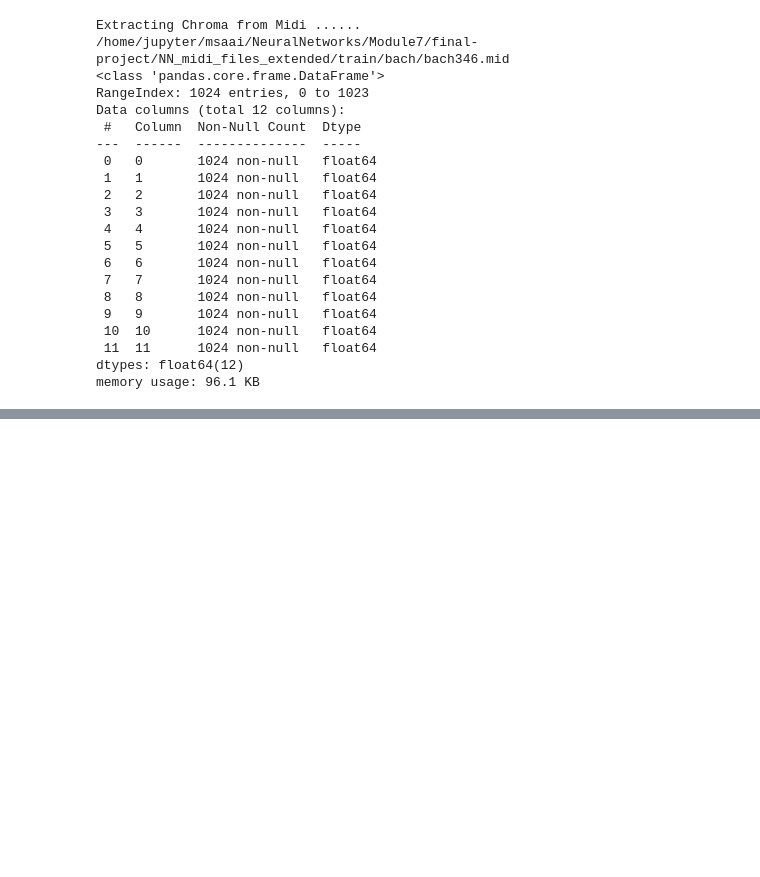
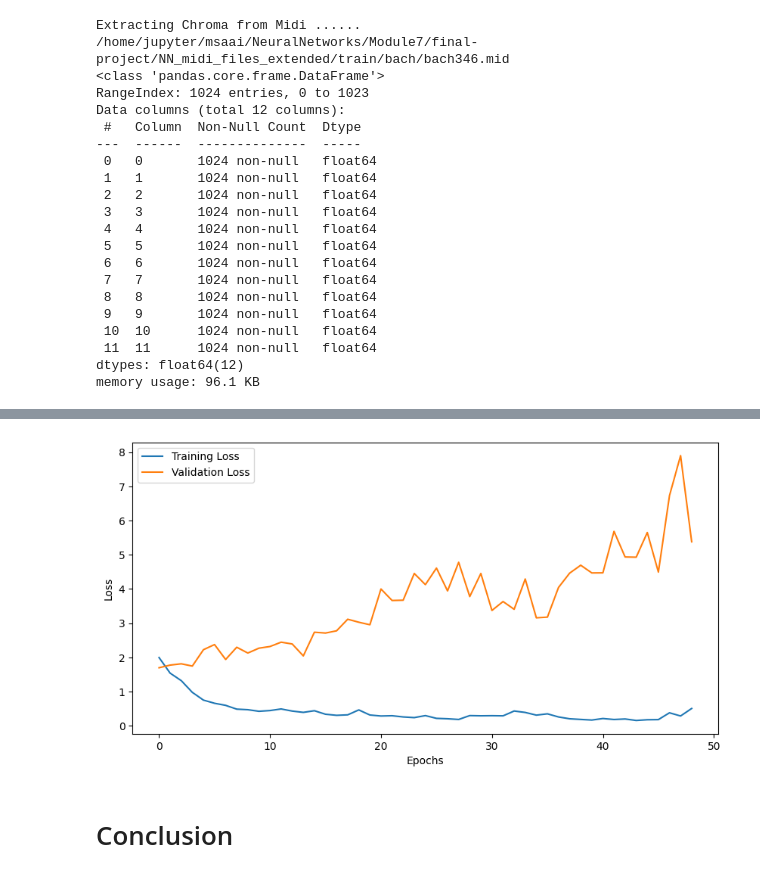
Before and after one commit to mugithi/msaai-nn, a Jupyter notebook: MachineLearningforComposerClassificationUsingMusicalScores.ipynb, the cells around one changed output, grey strips where cells are left out. Drawn from its saved outputs; the diff is of its cells as text; code cells hidden in the pictures; blank space fills up the shorter version.

```diff
--- a/MachineLearningforComposerClassificationUsingMusicalScores.ipynb
+++ b/MachineLearningforComposerClassificationUsingMusicalScores.ipynb
@@ -484,0 +573,35 @@ plt.show()
+# %%
+learning_rate = 0.001
+num_epochs=50
+best_acc = 0.0  # Keep track of best accuracy
+train_losses = []  # Keep track of training losses for plotting
+val_losses = []  # Keep track of validation losses for plotting
+train_loader = torch.utils.data.DataLoader(train_data, batch_size=16, shuffle=True)
+test_loader = torch.utils.data.DataLoader(test_data, batch_size=16, shuffle=True)
+val_loader = torch.utils.data.DataLoader(val_data, batch_size=16, shuffle=True)
+
+# Define CNN model, optimizer, loss criterion
+# Check if GPU is available and if not, use CPU
+device = torch.device('cuda' if torch.cuda.is_available() else 'cpu')
+
+model = MidiClassifier().to(device)
+optimizer = torch.optim.Adam(model.parameters(), lr=learning_rate, weight_decay=1e-5)
+criterion = nn.CrossEntropyLoss()
+
+# Train the model and validate after each epoch
+for epoch in range(num_epochs):
+    train_loss = train_model(model, criterion, optimizer, train_loader)
+    val_loss = validate_model(model, criterion, val_loader)
+
+    # Store the losses for plotting
+    train_losses.append(train_loss)
+    val_losses.append(val_loss)
+
+    # Print every nth epoch
+    if (epoch+1) % 2 == 0:
+        print(f'Epoch {epoch+1}/{num_epochs}, Train Loss: {train_loss:.4f}, Val Loss: {val_loss:.4f}')
+
+# Test the model after training
+acc, precision, recall = test_model(model, test_loader)
+
+print(f'Test Accuracy: {acc:.4f}, Precision: {precision:.4f}, Recall: {recall:.4f}')
@@ -484,0 +626,13 @@ plt.show()
+# %%
+# Plotting the training and validation loss
+plt.figure(figsize=(10, 5))
+plt.plot(train_losses[1:], label='Training Loss')
+plt.plot(val_losses[1:], label='Validation Loss')
+plt.xlabel('Epochs')
+plt.ylabel('Loss')
+plt.legend()
+plt.show()
+# %% [output]
+[figure, added]
+# %% [markdown]
+# Conclusion
```
Also changed, not shown: parts of 44 cells of this notebook.
